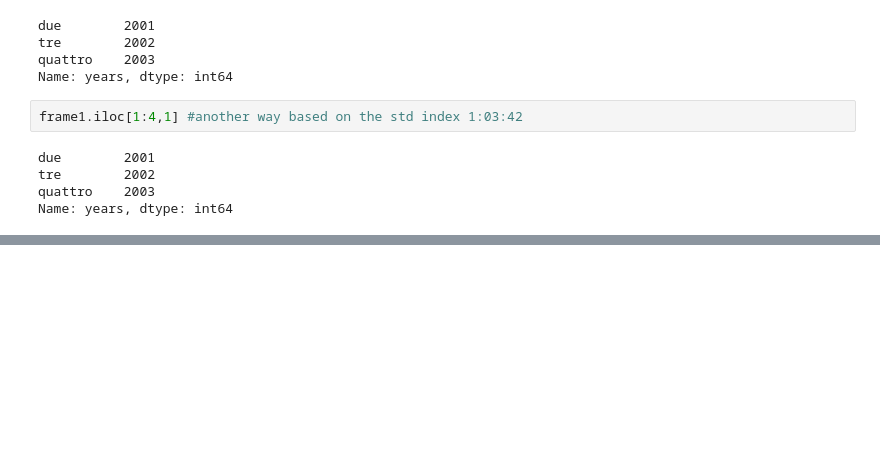
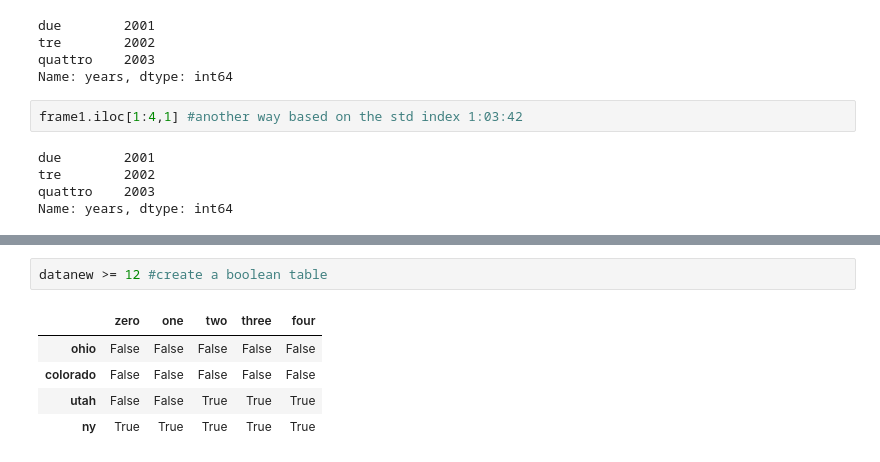
Before and after one commit to Hali2909/ExerciseNumpy, a Jupyter notebook: Exercise_Pandas.ipynb, the cells around one changed output, grey strips where cells are left out. Saved outputs shown, nothing was run; the diff lists cells and outputs as text; blank space fills up the shorter version.

```diff
--- a/Exercise_Pandas.ipynb
+++ b/Exercise_Pandas.ipynb
@@ -325,0 +364,8 @@ Name: years, dtype: int64
+# %%
+datanew >= 12 #create a boolean table
+# %% [output]
+|  | zero | one | two | three | four |
+| ohio | False | False | False | False | False |
+| colorado | False | False | False | False | False |
+| utah | False | False | True | True | True |
+| ny | True | True | True | True | True |
```
Also changed, not shown: parts of 34 cells of this notebook.
